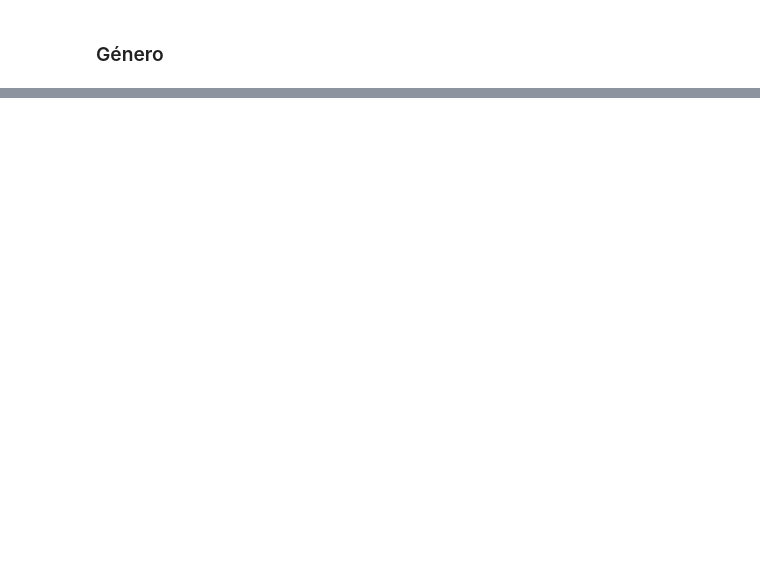
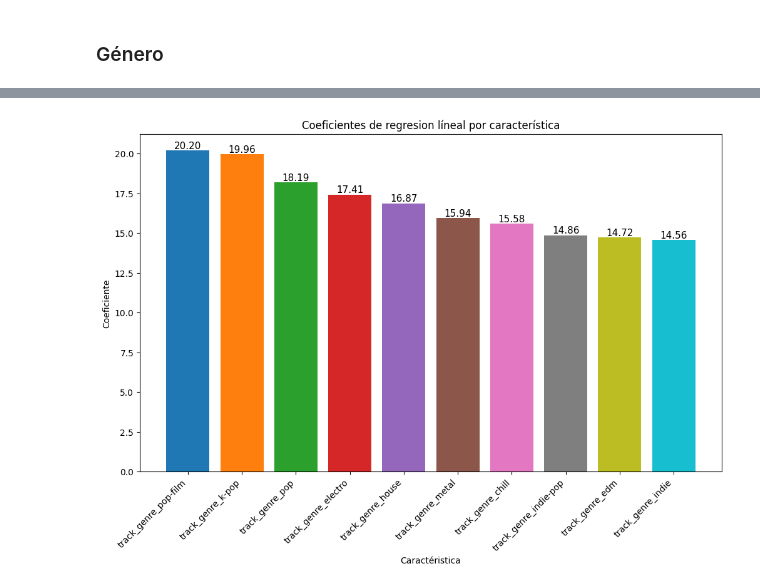
Before and after one commit to AEEM1993/Caso_Practico_Estadistica, a Jupyter notebook: caso_practico_v2.ipynb, the cells around one changed output, grey strips where cells are left out. Saved outputs shown, nothing was run; the diff lists cells and outputs as text; code cells hidden in the pictures; blank space fills up the shorter version.

```diff
--- a/caso_practico_v2.ipynb
+++ b/caso_practico_v2.ipynb
@@ -383,0 +429,9 @@ Es evidente la relación que existe entre el género y la popularidad. Se puede
+# %%
+df_rl = df_process.copy()
+df_rl = df_rl.drop(columns=["track_id", "artists", "album_name", "track_name"])
+X = df_rl.drop(columns=["popularity"])
+X = pd.get_dummies(X, columns=['explicit', 'key', 'mode', 'time_signature', 'track_genre'])
+y = df_rl["popularity"].reset_index().drop(columns=["index"])
+# %%
+model = LinearRegression()
+model.fit(X,y)
@@ -383,0 +440,11 @@ Es evidente la relación que existe entre el género y la popularidad. Se puede
+# %%
+coef = model.coef_.flatten()
+coef_df_rl = pd.DataFrame(coef, index=X.columns, columns=["Coeficients"])
+coef_df_rl = coef_df_rl.sort_values(by=["Coeficients"], ascending=False)
+coef_df_rl = coef_df_rl.reset_index().rename(columns={"index":"Characteristic"})
+df_mostInfluent_positive = coef_df_rl.head(10)
+df_mostInfluent_negative = coef_df_rl.tail(10)
+print("Características más influyentes positivamente con relación la popularidad")
+display(df_mostInfluent_positive)
+print("Características más influyentes negativamente con relación la popularidad")
+display(df_mostInfluent_negative)
@@ -383,0 +476,12 @@ Es evidente la relación que existe entre el género y la popularidad. Se puede
+# %%
+plt.figure(figsize=(12,7))
+bars = plt.bar(df_mostInfluent_positive["Characteristic"], df_mostInfluent_positive["Coeficients"], color=colors[:len(df_mostInfluent_positive)])
+for bar, value in zip(bars, df_mostInfluent_positive["Coeficients"]):
+    plt.text(bar.get_x() + bar.get_width() / 2, bar.get_height(), f"{value:.2f}", ha='center', va='bottom', fontsize=11)
+plt.title("Coeficientes de regresion líneal por característica")
+plt.xlabel("Caractéristica")
+plt.ylabel("Coeficiente")
+plt.xticks(rotation=45, ha="right")
+plt.show()
+# %% [output]
+[figure, added]
```
Also changed, not shown: parts of 28 cells of this notebook.
